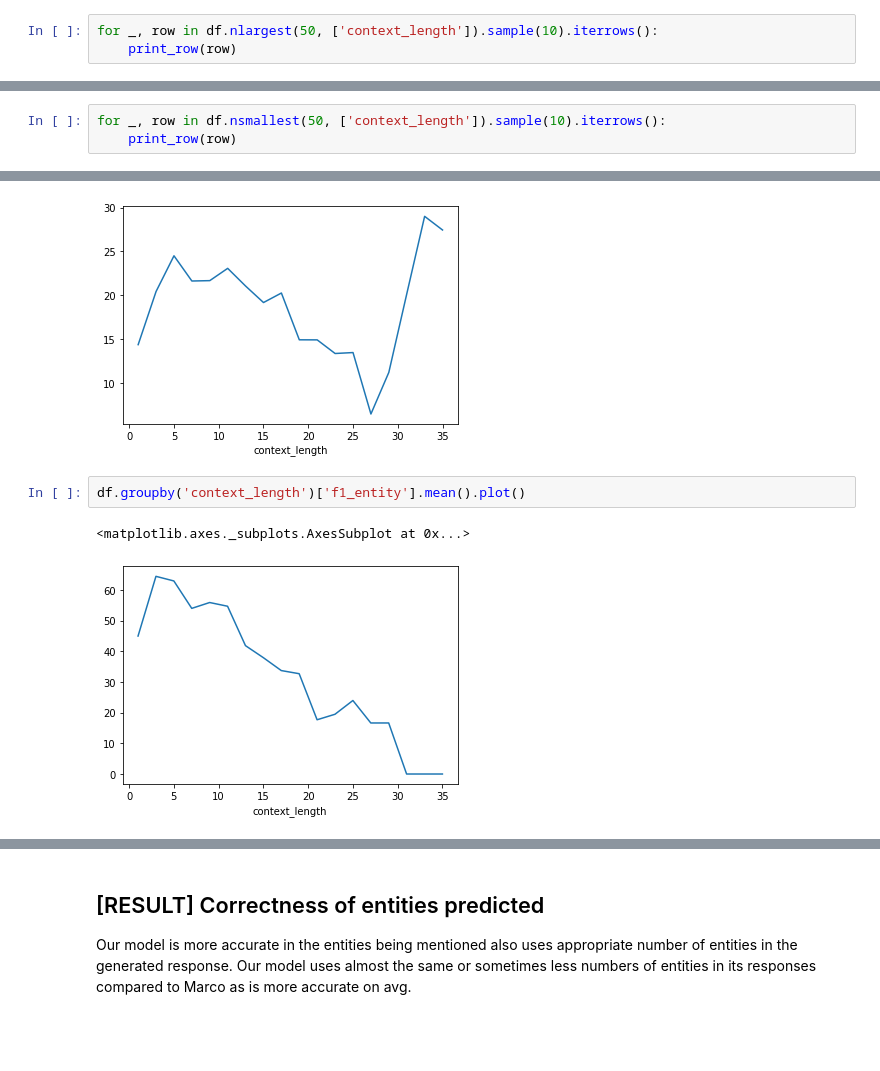
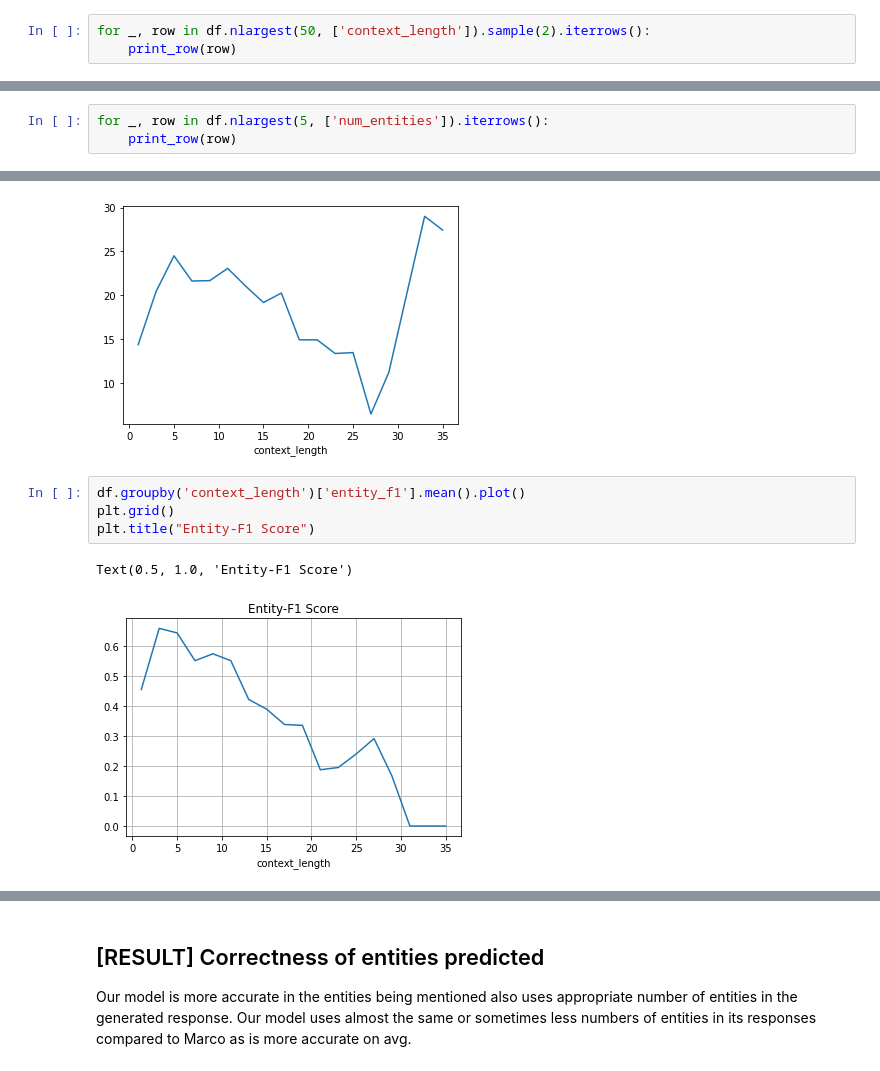
Before and after one commit to bsantraigi/Hierarchical-Transformer-Dialog, a Jupyter notebook: error_reader.ipynb, the cells around one changed output, grey strips where cells are left out. Saved outputs shown, nothing was run; the diff lists cells and outputs as text; blank space fills up the shorter version.

Commit message:
more analysis with number of entities

```diff
--- a/error_reader.ipynb
+++ b/error_reader.ipynb
@@ -229,7 +229,7 @@ SOS hi , could you help me with some information on a particular attraction ? EO
 
 [GEN]: SOS there are [value_count] restaurant -s that meet your criteria . what price range would you like ? EOS
 # %%
-for _, row in df.nlargest(50, ['context_length']).sample(10).iterrows():
+for _, row in df.nlargest(50, ['context_length']).sample(2).iterrows():
     print_row(row)
 # %% [output]
 [CONTEXT]
@@ -252,5 +252,5 @@ SOS let s just try booking the same hotel for [value_count] night please . EOS
 # %%
-for _, row in df.nsmallest(50, ['context_length']).sample(10).iterrows():
+for _, row in df.nlargest(5, ['num_entities']).iterrows():
     print_row(row)
 # %% [output]
 [CONTEXT]
@@ -375,7 +377,9 @@ df.groupby('context_length')['bleu'].mean().plot()
 <matplotlib.axes._subplots.AxesSubplot at 0x...>
 [figure]
 # %%
-df.groupby('context_length')['f1_entity'].mean().plot()
+df.groupby('context_length')['entity_f1'].mean().plot()
+plt.grid()
+plt.title("Entity-F1 Score")
 # %% [output]
-<matplotlib.axes._subplots.AxesSubplot at 0x...>
+Text(0.5, 1.0, 'Entity-F1 Score')
-[figure, old version]
+[figure, new version]
```
Also changed, not shown: parts of 16 cells of this notebook, 1 other file.
